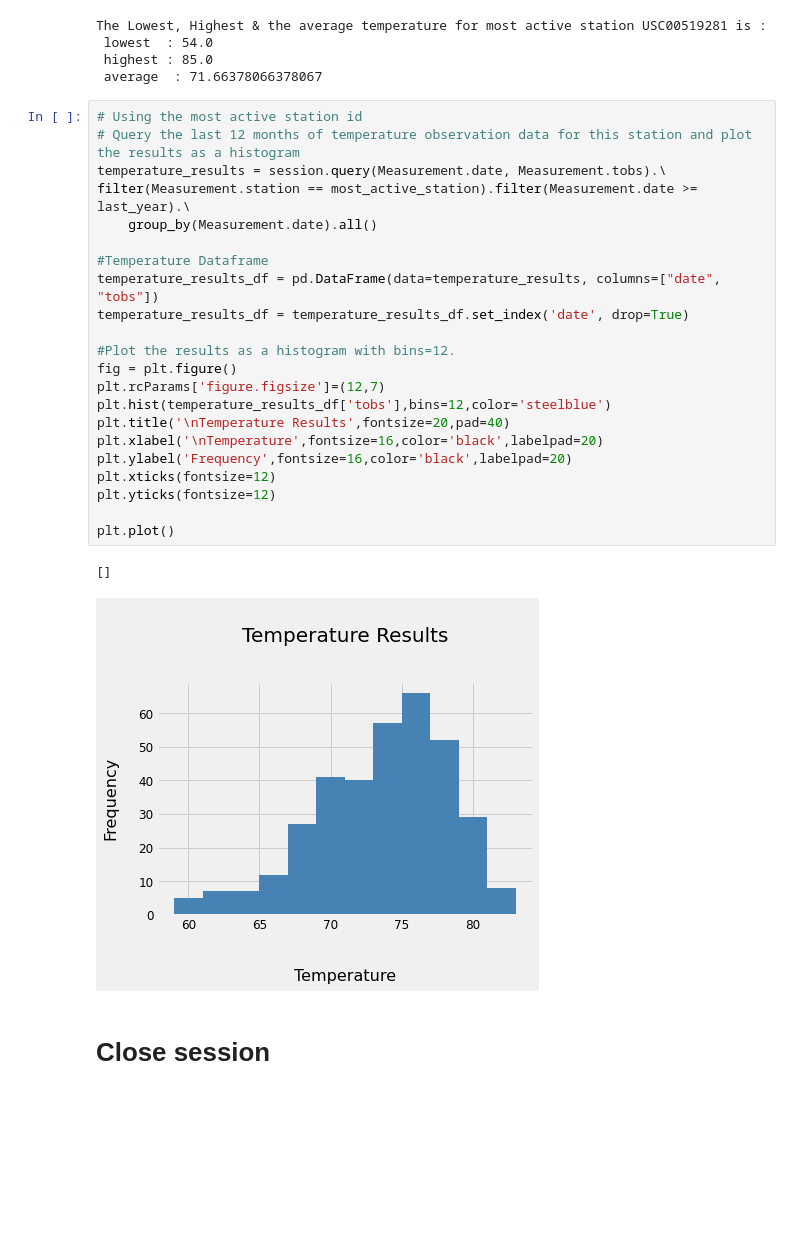
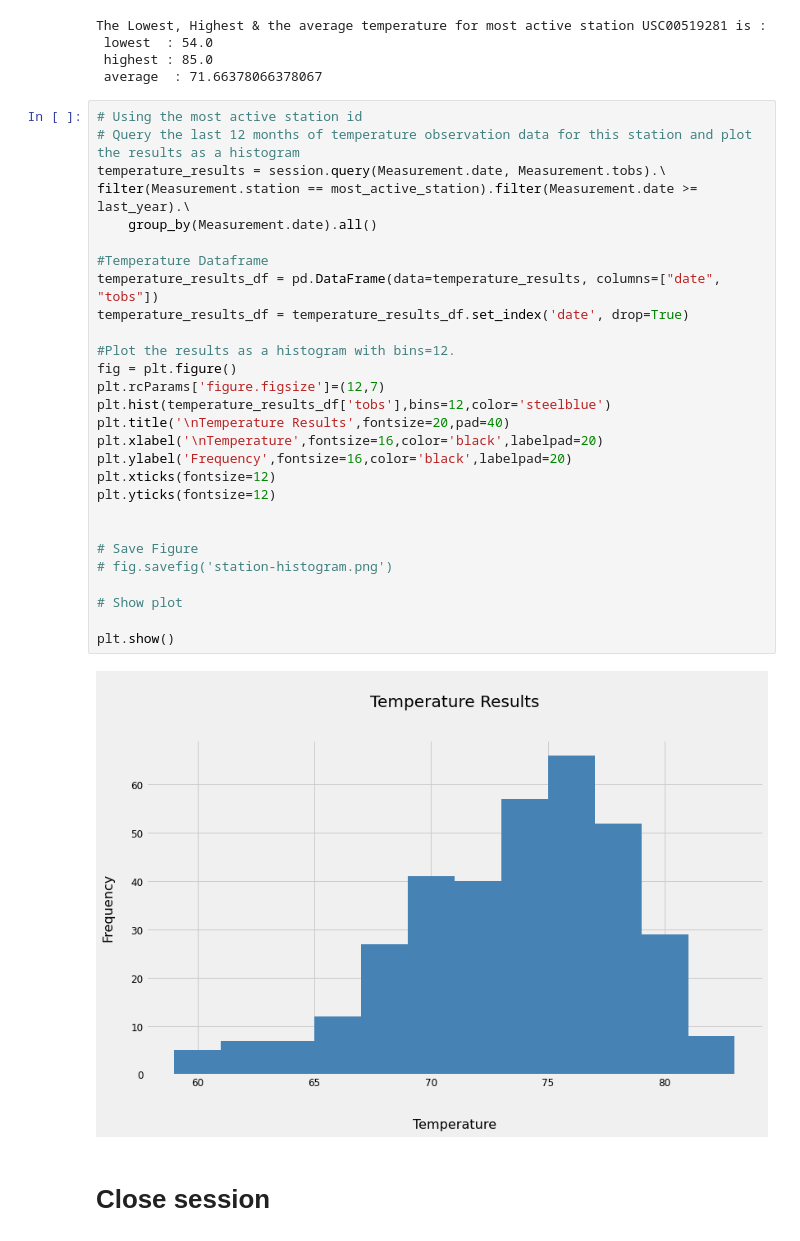
Before and after one commit to malejandrasalgado/sqlalchemy-challenge, a Jupyter notebook: climate_starter.ipynb, the cells around one changed output. Saved outputs shown, nothing was run; the diff lists cells and outputs as text; blank space fills up the shorter version.

```diff
--- a/climate_starter.ipynb
+++ b/climate_starter.ipynb
@@ -198,28 +200,33 @@ The Lowest, Highest & the average temperature for most active station USC0051928
 # %%
 # Using the most active station id
 # Query the last 12 months of temperature observation data for this station and plot the results as a histogram
 temperature_results = session.query(Measurement.date, Measurement.tobs).\
 filter(Measurement.station == most_active_station).filter(Measurement.date >= last_year).\
     group_by(Measurement.date).all()
 
 #Temperature Dataframe
 temperature_results_df = pd.DataFrame(data=temperature_results, columns=["date", "tobs"])
 temperature_results_df = temperature_results_df.set_index('date', drop=True)
 
 #Plot the results as a histogram with bins=12.
 fig = plt.figure()
 plt.rcParams['figure.figsize']=(12,7)
 plt.hist(temperature_results_df['tobs'],bins=12,color='steelblue')
 plt.title('\nTemperature Results',fontsize=20,pad=40)
 plt.xlabel('\nTemperature',fontsize=16,color='black',labelpad=20)
 plt.ylabel('Frequency',fontsize=16,color='black',labelpad=20)
 plt.xticks(fontsize=12)
 plt.yticks(fontsize=12)
 
-plt.plot()
+
+# Save Figure
+# fig.savefig('station-histogram.png')
+
+# Show plot
+
+plt.show()
 # %% [output]
-[]
-[figure, old version]
+[figure, new version]
 # %% [markdown]
 # Close session
 # %%
```
Also changed, not shown: parts of 2 cells of this notebook, 2 other files.
